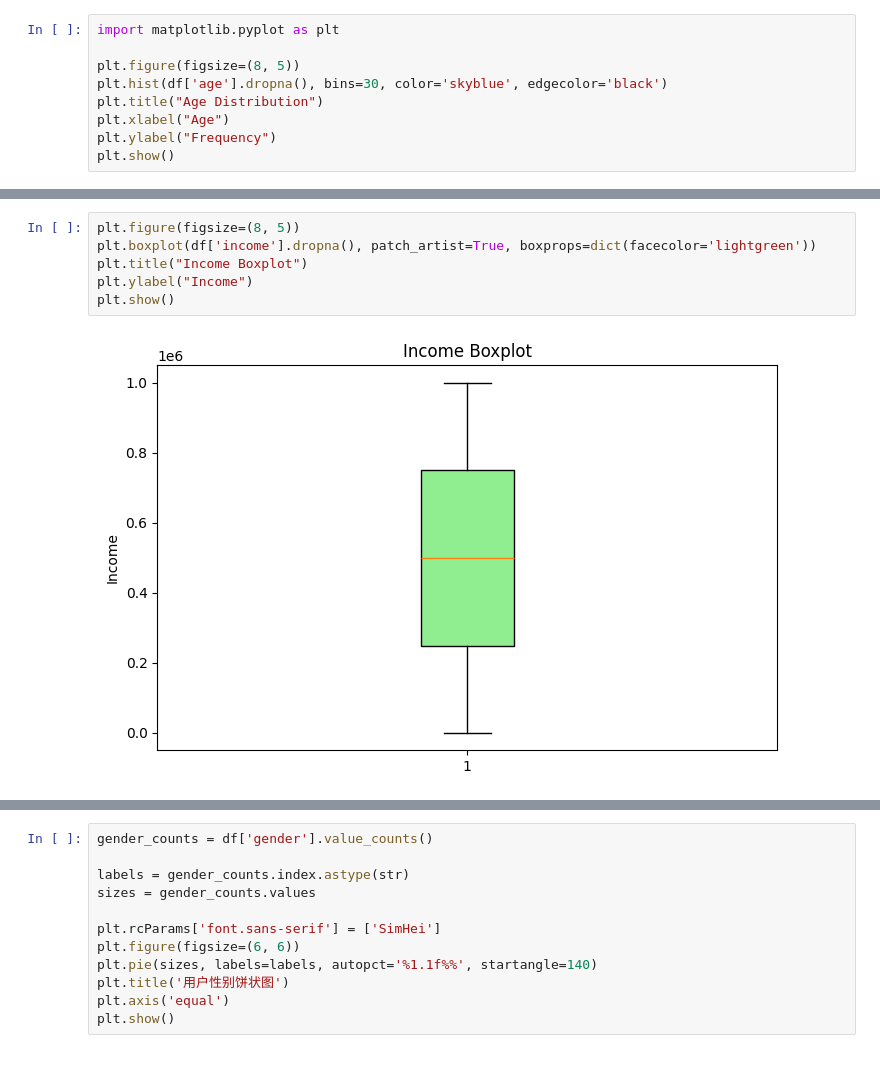
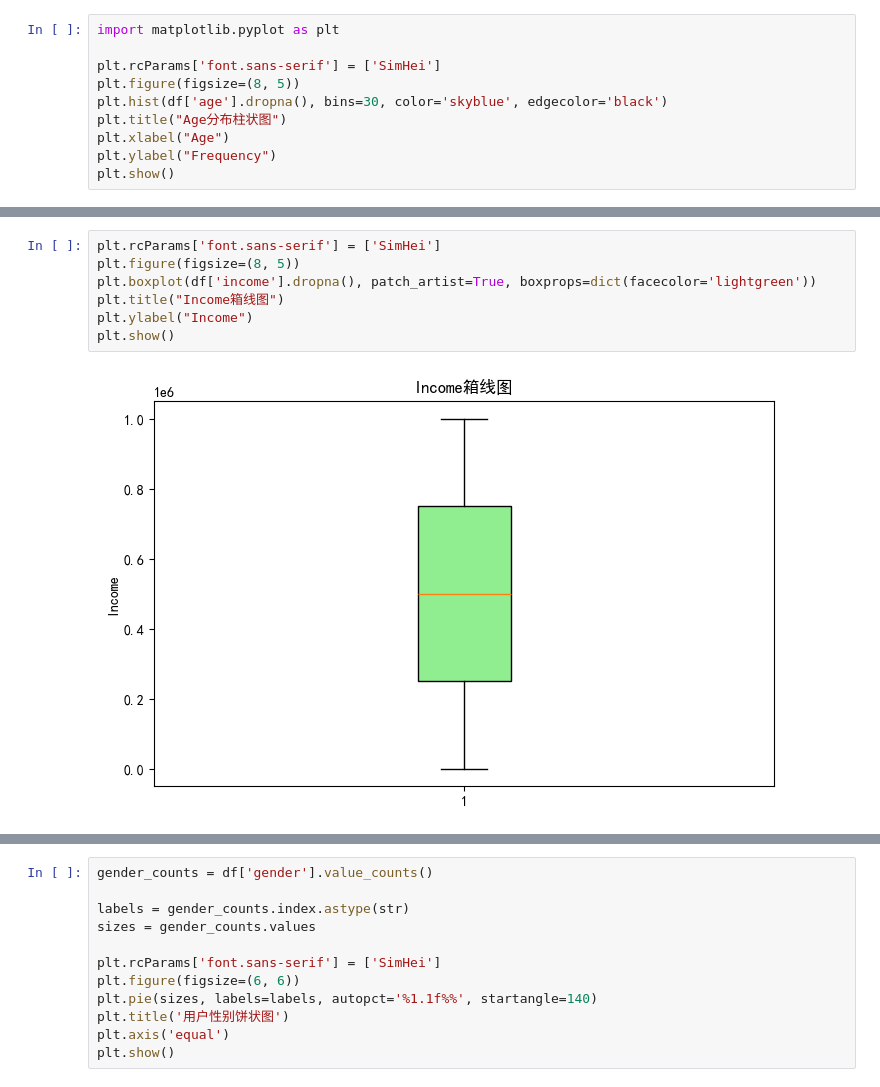
Before and after one commit to RaIn0912/Data-Mining-Homework1, a Jupyter notebook: 数据探索性分析与预处理2.ipynb, the cells around one changed output, grey strips where cells are left out. Cells and saved outputs as stored; diff of their text form.

```diff
--- a/数据探索性分析与预处理2.ipynb
+++ b/数据探索性分析与预处理2.ipynb
@@ -51,9 +29,10 @@ df.head()
 # %%
 import matplotlib.pyplot as plt
 
+plt.rcParams['font.sans-serif'] = ['SimHei']
 plt.figure(figsize=(8, 5))
 plt.hist(df['age'].dropna(), bins=30, color='skyblue', edgecolor='black')
-plt.title("Age Distribution")
+plt.title("Age分布柱状图")
 plt.xlabel("Age")
 plt.ylabel("Frequency")
 plt.show()
@@ -62,8 +41,9 @@ plt.show()
 # %%
+plt.rcParams['font.sans-serif'] = ['SimHei']
 plt.figure(figsize=(8, 5))
 plt.boxplot(df['income'].dropna(), patch_artist=True, boxprops=dict(facecolor='lightgreen'))
-plt.title("Income Boxplot")
+plt.title("Income箱线图")
 plt.ylabel("Income")
 plt.show()
 # %% [output]
-[figure, old version]
+[figure, new version]
```
Also changed, not shown: parts of 10 cells of this notebook, 1 other file.
